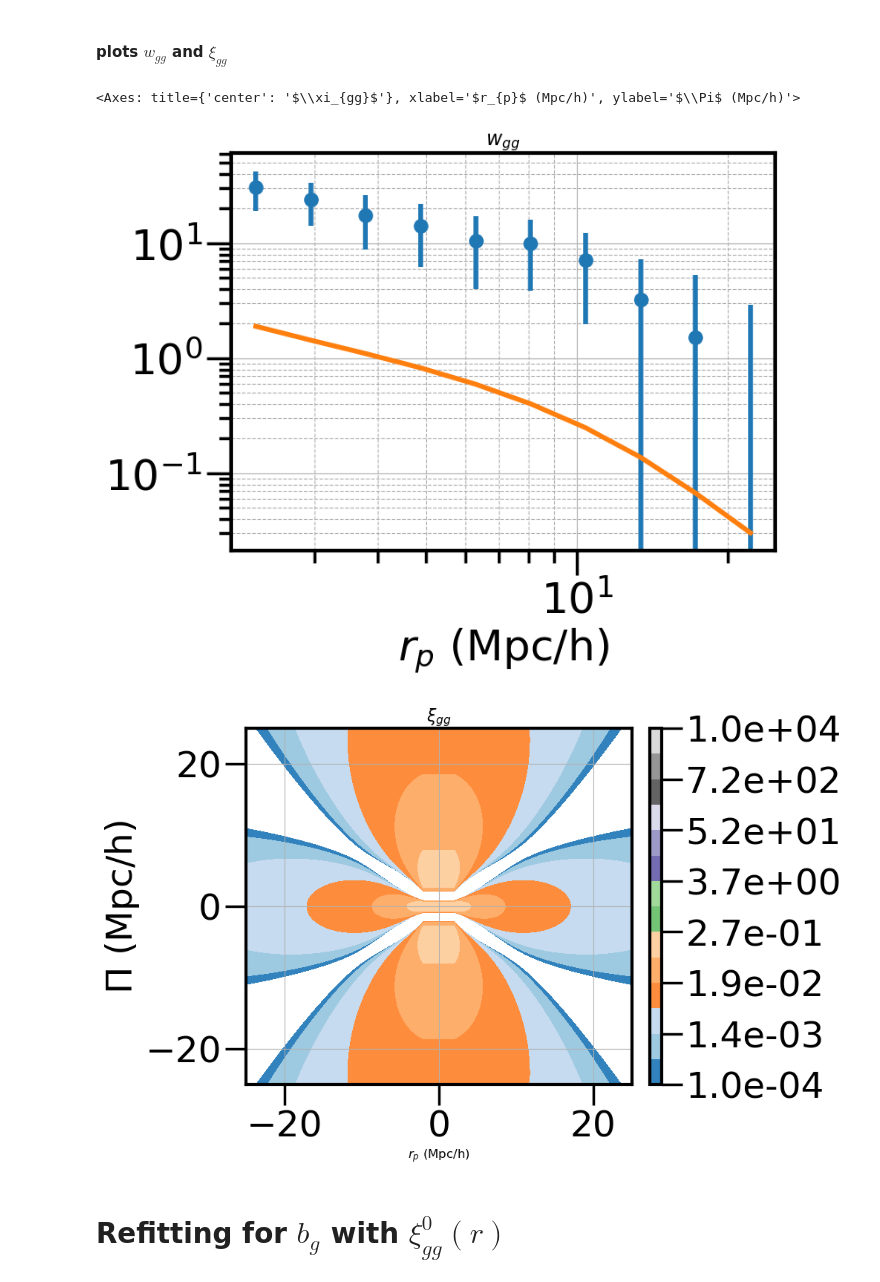
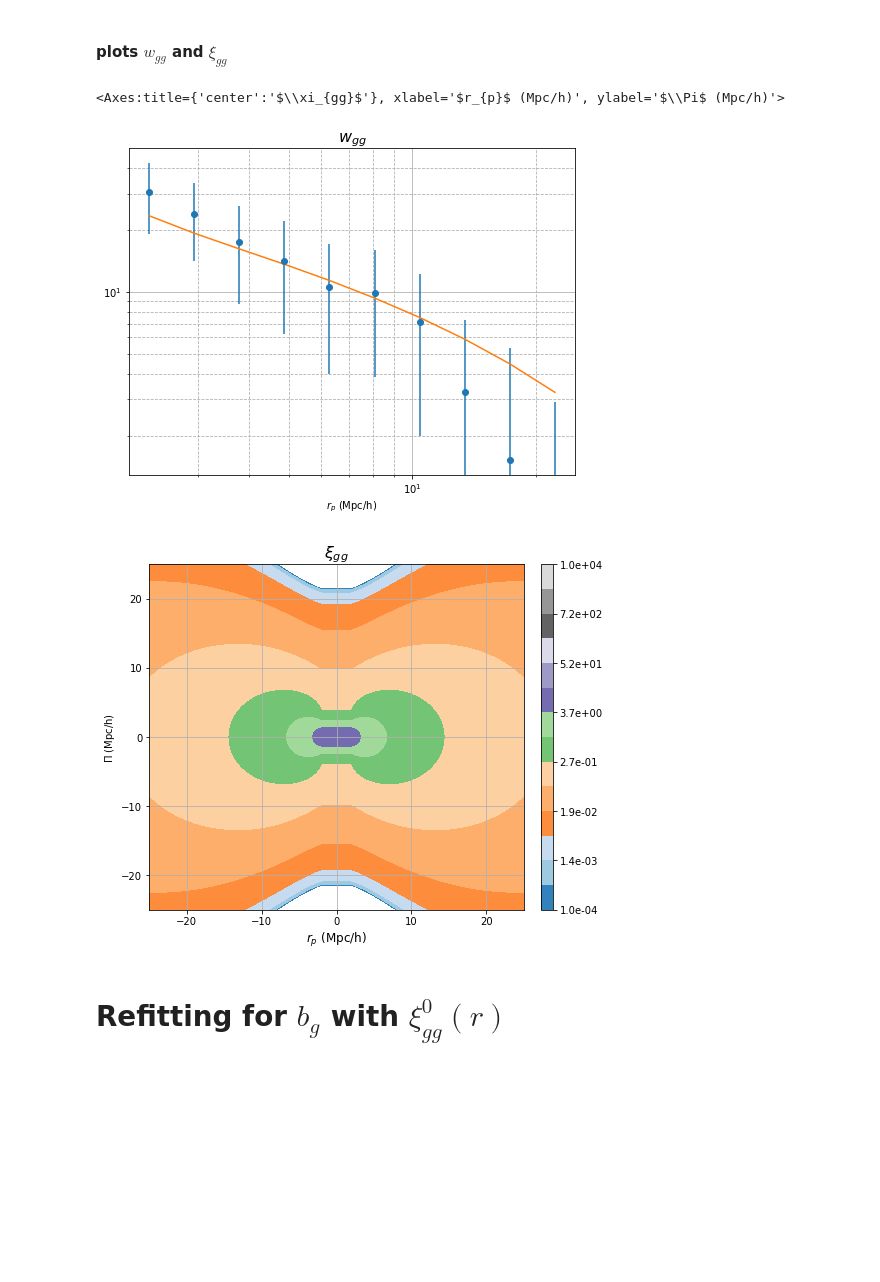
Before and after one commit to amshak01/ia-project, a Jupyter notebook: ali-ia-notebook-final.ipynb, the cells around one changed output. Drawn from its saved outputs; the diff is of its cells as text; code cells hidden in the pictures; blank space fills up the shorter version.

```diff
--- a/ali-ia-notebook-final.ipynb
+++ b/ali-ia-notebook-final.ipynb
@@ -481,36 +481,40 @@ def wgg(rp_interp, bg):
 # %%
 # rp_lower_indices = np.argwhere(wgg_sim.rp.to_numpy() < global_rp_cut) #SS: should be > in comparison? < results in null data
 # cut = np.max(r_lower_indices) #SS: r_lower_indices is not defined
 
-rp_lower_indices = np.argwhere(wgg_sim.rp.to_numpy() > global_rp_cut)  #SS: corrected
-cut = np.max(rp_lower_indices) #SS: corrected
+rp_lower_indices = np.argwhere(wgg_sim.rp.to_numpy() < global_rp_cut)
+
+cut=0
+
+if len(rp_lower_indices) > 0:
+    cut = np.max(rp_lower_indices)
 
 wgg_fit = curve_fit(wgg, wgg_sim.rp[cut:], wgg_sim.wgg[cut:], sigma=wgg_sim.wgg_err[cut:])
 # wgg_fit = curve_fit(wgg, wgg_sim.rp, wgg_sim.wgg, sigma=wgg_cov)
 
 # wgg figure size
 plt.figure(figsize=(8, 6))
 
 plt.errorbar(wgg_sim.rp, wgg_sim.wgg, wgg_sim.wgg_err, fmt='o')
 plt.plot(wgg_sim.rp, wgg(wgg_sim.rp, wgg_fit[0][0]))
 plt.title("$w_{gg}$", fontsize=16)
 plt.xlabel("$r_p$ (Mpc/h)")
 plt.grid(which='major')
 plt.grid(which='minor', linestyle='--')
 
 plt.loglog()
 
 # Fitted galaxy bias
 bias = wgg_fit[0][0]
 
 xigg = (bias**2) * pcr.xi_rp_pi(f, bg1=bias, pk=pk, l=[0,2,4], rp=rp, pi=pi)
 
 levels = np.logspace(-4, 4, 15)
 plot_corr(rp, pi, xigg, levels, 'gg')
 # %% [output]
-<Axes: title={'center': '$\\xi_{gg}$'}, xlabel='$r_{p}$ (Mpc/h)', ylabel='$\\Pi$ (Mpc/h)'>
+<Axes:title={'center':'$\\xi_{gg}$'}, xlabel='$r_{p}$ (Mpc/h)', ylabel='$\\Pi$ (Mpc/h)'>
-[figure, old version]
+[figure, new version]
-[figure, old version]
+[figure, new version]
 # %% [markdown]
 # Refitting for $b_g$ with $\xi_{gg}^{0}(r)$
 # %%
```
Also changed, not shown: parts of 9 cells of this notebook, 1 other file.
